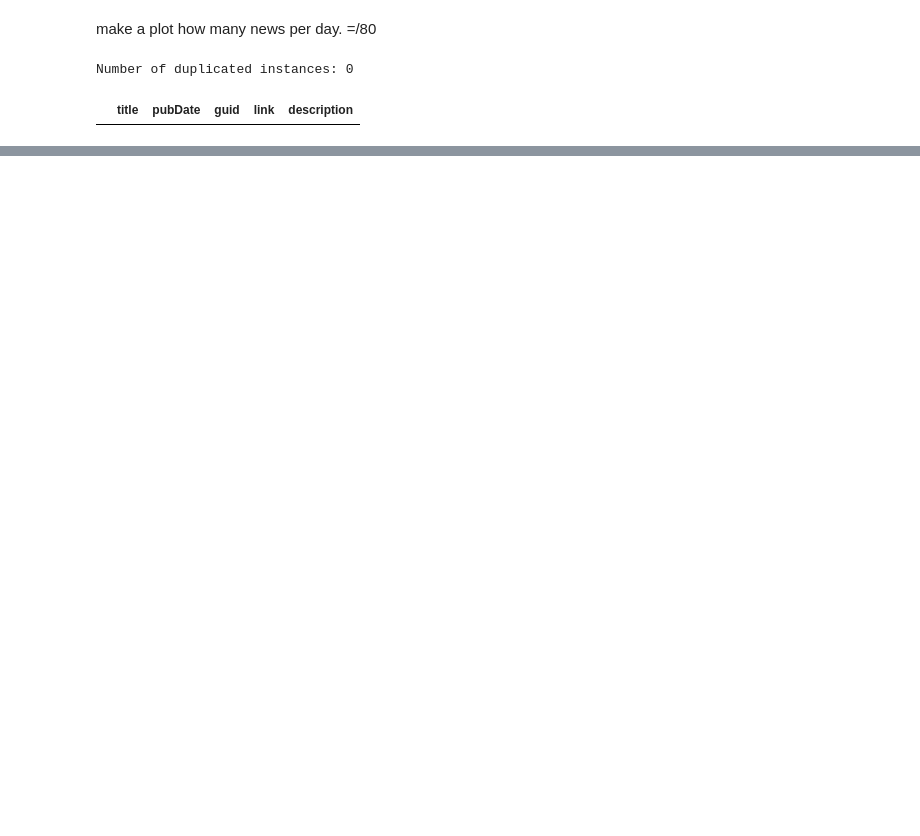
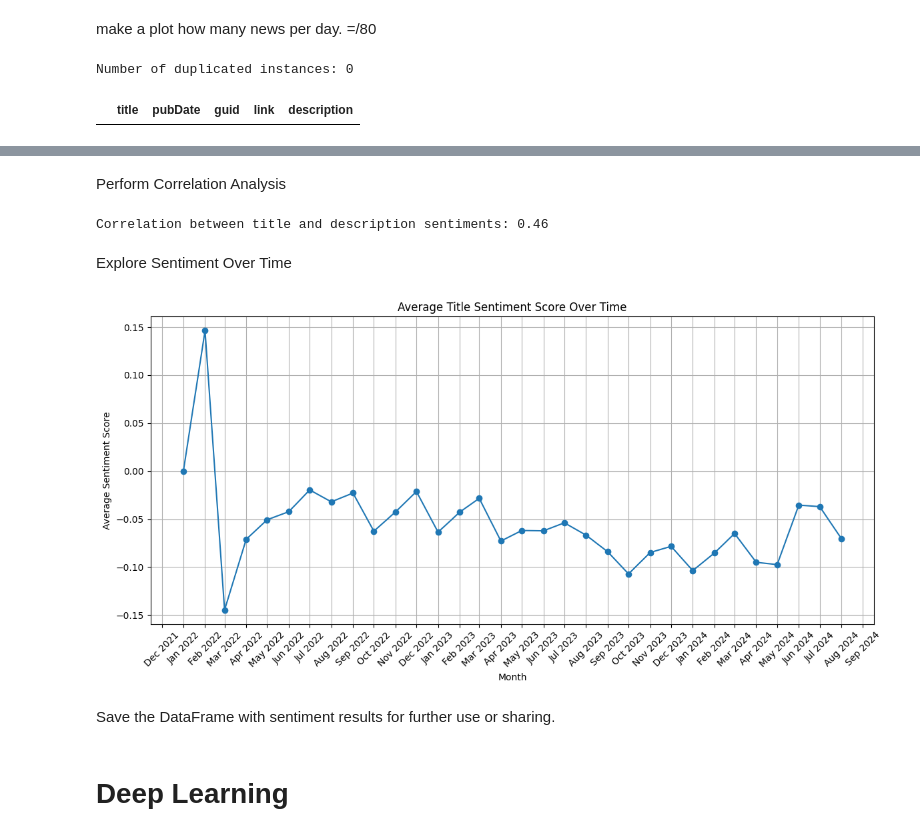
Before and after one commit to WalidKW/BBC_News, a Jupyter notebook: BBC_News.ipynb, the cells around one changed output, grey strips where cells are left out. Saved outputs shown, nothing was run; the diff lists cells and outputs as text; code cells hidden in the pictures; blank space fills up the shorter version.

```diff
--- a/BBC_News.ipynb
+++ b/BBC_News.ipynb
@@ -232,0 +374,46 @@ def find_sentiment(post):
+# %% [markdown]
+Perform Correlation Analysis
+# %%
+# Compute correlation between title and description sentiments
+correlation = news_df[['sentiment_title_score', 'sentiment_description_score']].corr().iloc[0, 1]
+print(f"Correlation between title and description sentiments: {correlation:.2f}")
+# %% [output]
+Correlation between title and description sentiments: 0.46
+# %% [markdown]
+Explore Sentiment Over Time
+# %%
+# Ensure 'pubDate' is in datetime format
+news_df['pubDate'] = pd.to_datetime(news_df['pubDate'])
+
+# Extract year and month for analysis
+news_df['year_month'] = news_df['pubDate'].dt.to_period('M')
+
+# Filter data to start from January 2022
+start_date = '2022-01'
+filtered_df = news_df[news_df['year_month'] >= start_date]
+
+# Convert 'year_month' to datetime for plotting
+filtered_df['year_month'] = filtered_df['year_month'].dt.to_timestamp()
+
+# Average sentiment score by month
+monthly_sentiment = filtered_df.groupby('year_month')['sentiment_title_score'].mean()
+
+# Plot the average sentiment score over time
+plt.figure(figsize=(12, 6))
+plt.plot(monthly_sentiment.index, monthly_sentiment.values, marker='o', linestyle='-')
+
+# Format the X-axis to show all month names
+plt.gca().xaxis.set_major_locator(mdates.MonthLocator())
+plt.gca().xaxis.set_major_formatter(mdates.DateFormatter('%b %Y'))
+
+plt.title('Average Title Sentiment Score Over Time')
+plt.xlabel('Month')
+plt.ylabel('Average Sentiment Score')
+plt.xticks(rotation=45)
+plt.grid(True)
+plt.tight_layout()
+plt.show()
+# %% [output]
+[figure, added]
+# %% [markdown]
+Save the DataFrame with sentiment results for further use or sharing.
@@ -232,0 +423,2 @@ def find_sentiment(post):
+# %% [markdown]
+# Deep Learning
```
Also changed, not shown: parts of 45 cells of this notebook, 1 other file.
